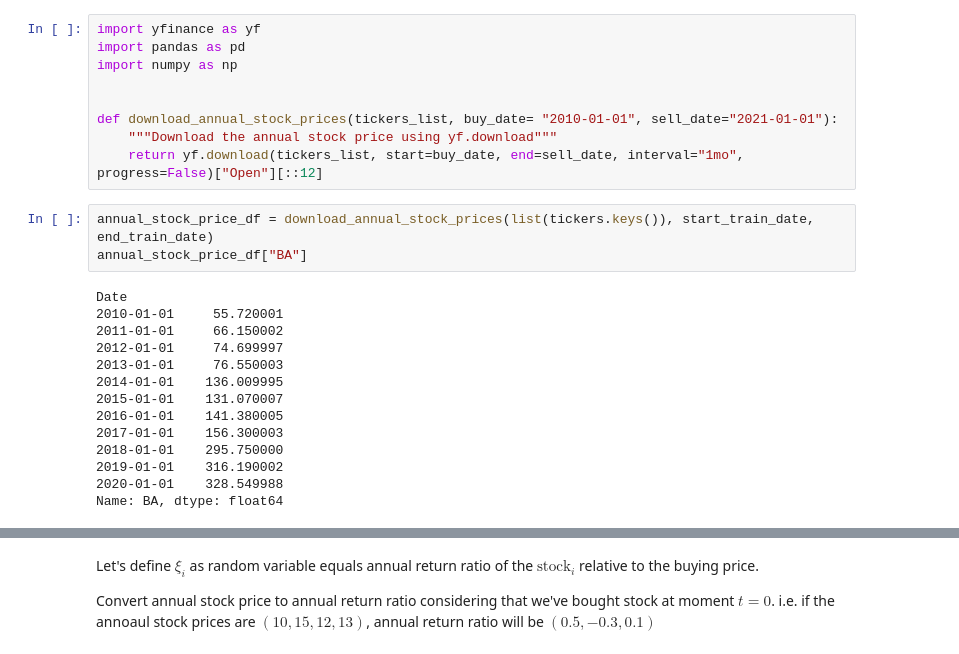
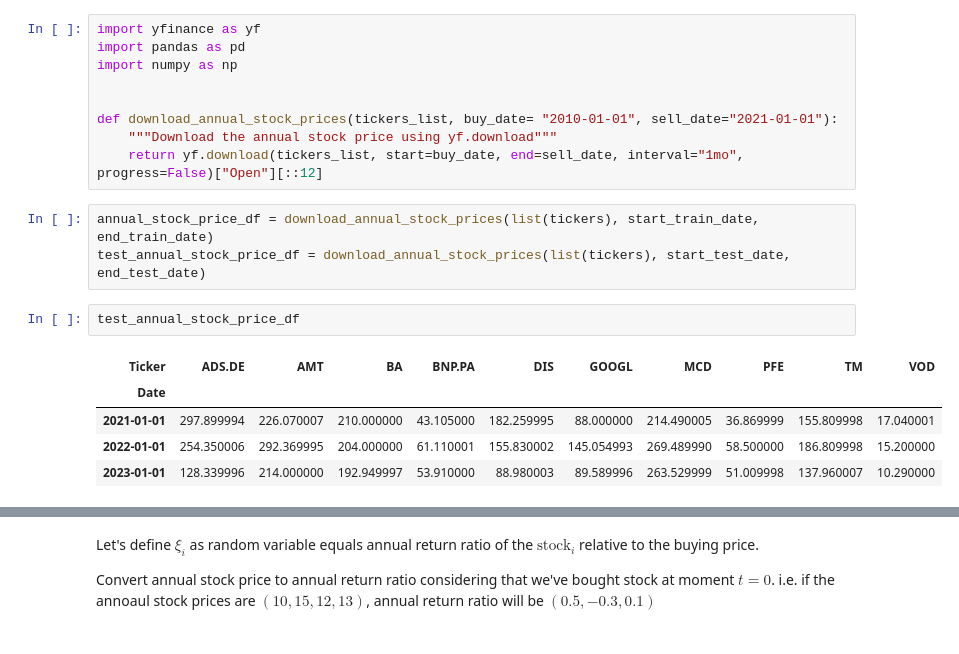
Before and after one commit to Tikhon-Radkevich/EPAM, a Jupyter notebook: invest_task.ipynb, the cells around one changed output, grey strips where cells are left out. Saved outputs shown, nothing was run; the diff lists cells and outputs as text.

```diff
--- a/invest_task.ipynb
+++ b/invest_task.ipynb
@@ -40,19 +40,13 @@ def download_annual_stock_prices(tickers_list, buy_date= "2010-01-01", sell_date
     """Download the annual stock price using yf.download"""
     return yf.download(tickers_list, start=buy_date, end=sell_date, interval="1mo", progress=False)["Open"][::12]
 # %%
-annual_stock_price_df = download_annual_stock_prices(list(tickers.keys()), start_train_date, end_train_date)
-annual_stock_price_df["BA"]
+annual_stock_price_df = download_annual_stock_prices(list(tickers), start_train_date, end_train_date)
+test_annual_stock_price_df = download_annual_stock_prices(list(tickers), start_test_date, end_test_date)
-# %% [output]
-Date
-2010-01-01     55.720001
-2011-01-01     66.150002
-2012-01-01     74.699997
-2013-01-01     76.550003
-2014-01-01    136.009995
-2015-01-01    131.070007
-2016-01-01    141.380005
-2017-01-01    156.300003
-2018-01-01    295.750000
-2019-01-01    316.190002
-2020-01-01    328.549988
-Name: BA, dtype: float64
+# %%
+test_annual_stock_price_df
+# %% [output]
+| Ticker | ADS.DE | AMT | BA | BNP.PA | DIS | GOOGL | MCD | PFE | TM | VOD |
+| Date |  |  |  |  |  |  |  |  |  |  |
+| 2021-01-01 | 297.899994 | 226.070007 | 210.000000 | 43.105000 | 182.259995 | 88.000000 | 214.490005 | 36.869999 | 155.809998 | 17.040001 |
+| 2022-01-01 | 254.350006 | 292.369995 | 204.000000 | 61.110001 | 155.830002 | 145.054993 | 269.489990 | 58.500000 | 186.809998 | 15.200000 |
+| 2023-01-01 | 128.339996 | 214.000000 | 192.949997 | 53.910000 | 88.980003 | 89.589996 | 263.529999 | 51.009998 | 137.960007 | 10.290000 |
```
Also changed, not shown: parts of 21 cells of this notebook.
